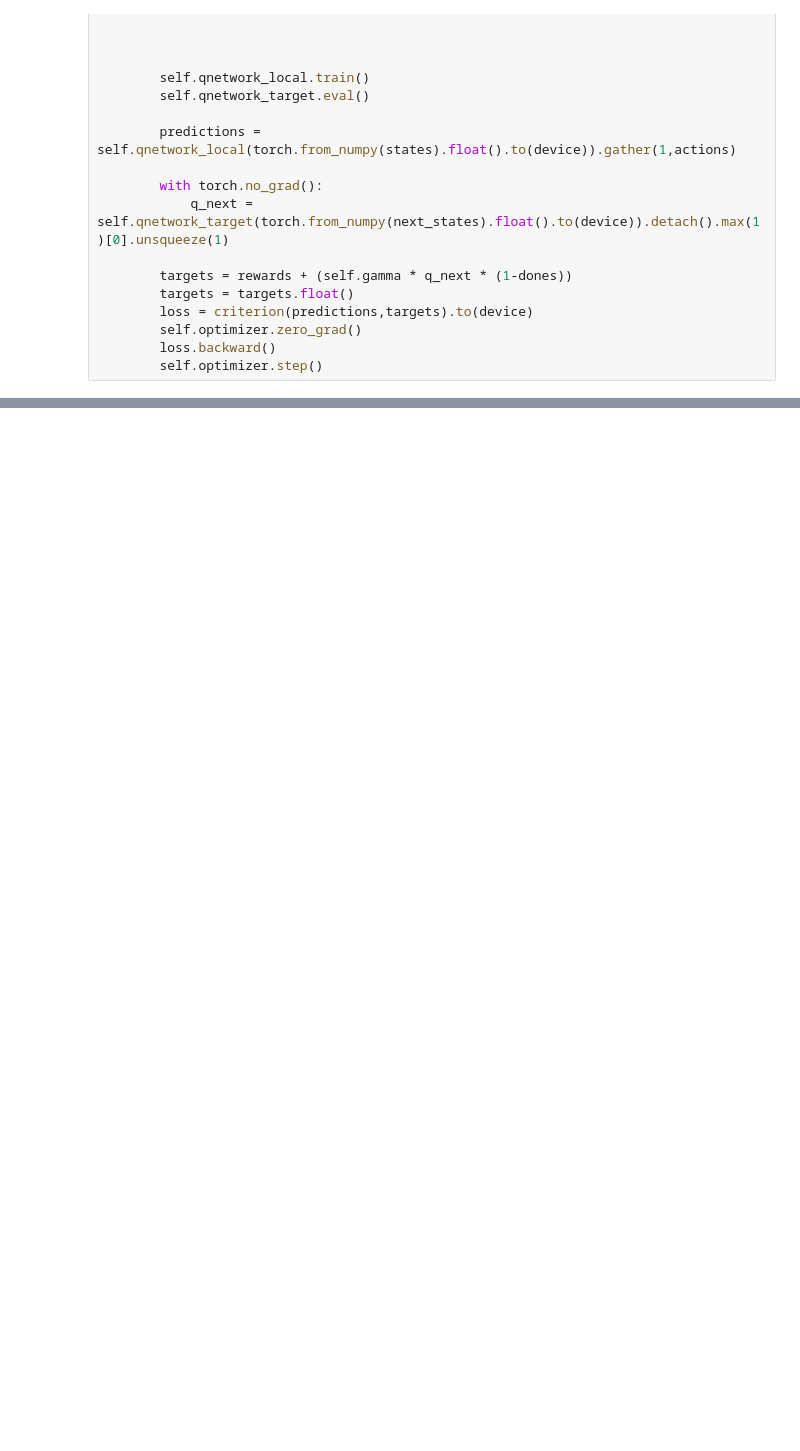
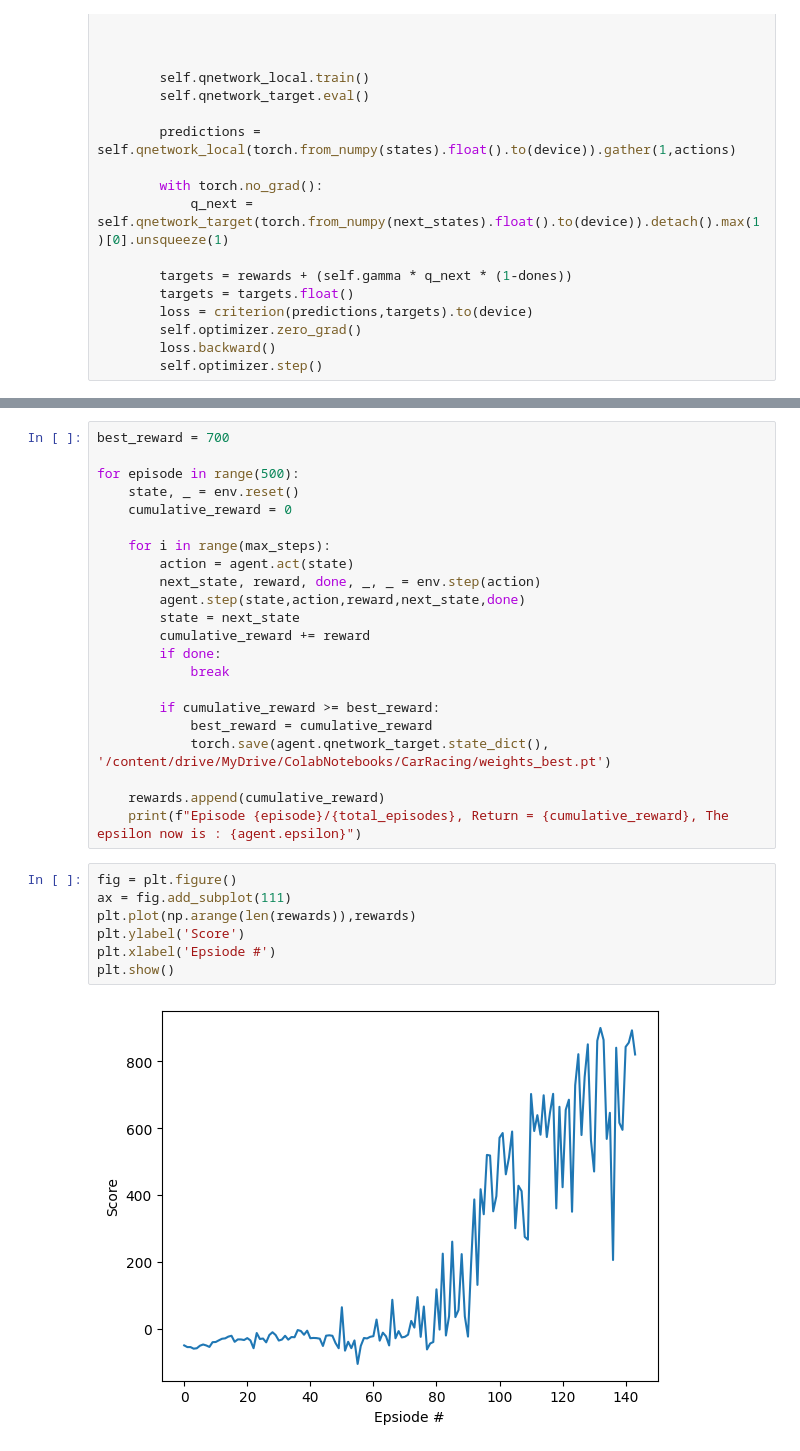
Before and after one commit to xyu-liu/DQN-CarRacing, a Jupyter notebook: CarRacing.ipynb, the cells around one changed output, grey strips where cells are left out. Drawn from its saved outputs; the diff is of its cells as text; blank space fills up the shorter version.

```diff
--- a/CarRacing.ipynb
+++ b/CarRacing.ipynb
@@ -211,0 +215,31 @@ torch.save(agent.qnetwork_target.state_dict(), '/content/drive/MyDrive/ColabNote
+# %%
+best_reward = 700
+
+for episode in range(500):
+    state, _ = env.reset()
+    cumulative_reward = 0
+
+    for i in range(max_steps):
+        action = agent.act(state)
+        next_state, reward, done, _, _ = env.step(action)
+        agent.step(state,action,reward,next_state,done)
+        state = next_state
+        cumulative_reward += reward
+        if done:
+            break
+
+        if cumulative_reward >= best_reward:
+            best_reward = cumulative_reward
+            torch.save(agent.qnetwork_target.state_dict(), '/content/drive/MyDrive/ColabNotebooks/CarRacing/weights_best.pt')
+
+    rewards.append(cumulative_reward)
+    print(f"Episode {episode}/{total_episodes}, Return = {cumulative_reward}, The epsilon now is : {agent.epsilon}")
+# %%
+fig = plt.figure()
+ax = fig.add_subplot(111)
+plt.plot(np.arange(len(rewards)),rewards)
+plt.ylabel('Score')
+plt.xlabel('Epsiode #')
+plt.show()
+# %% [output]
+[figure, added]
```
Also changed, not shown: parts of 3 cells of this notebook.
